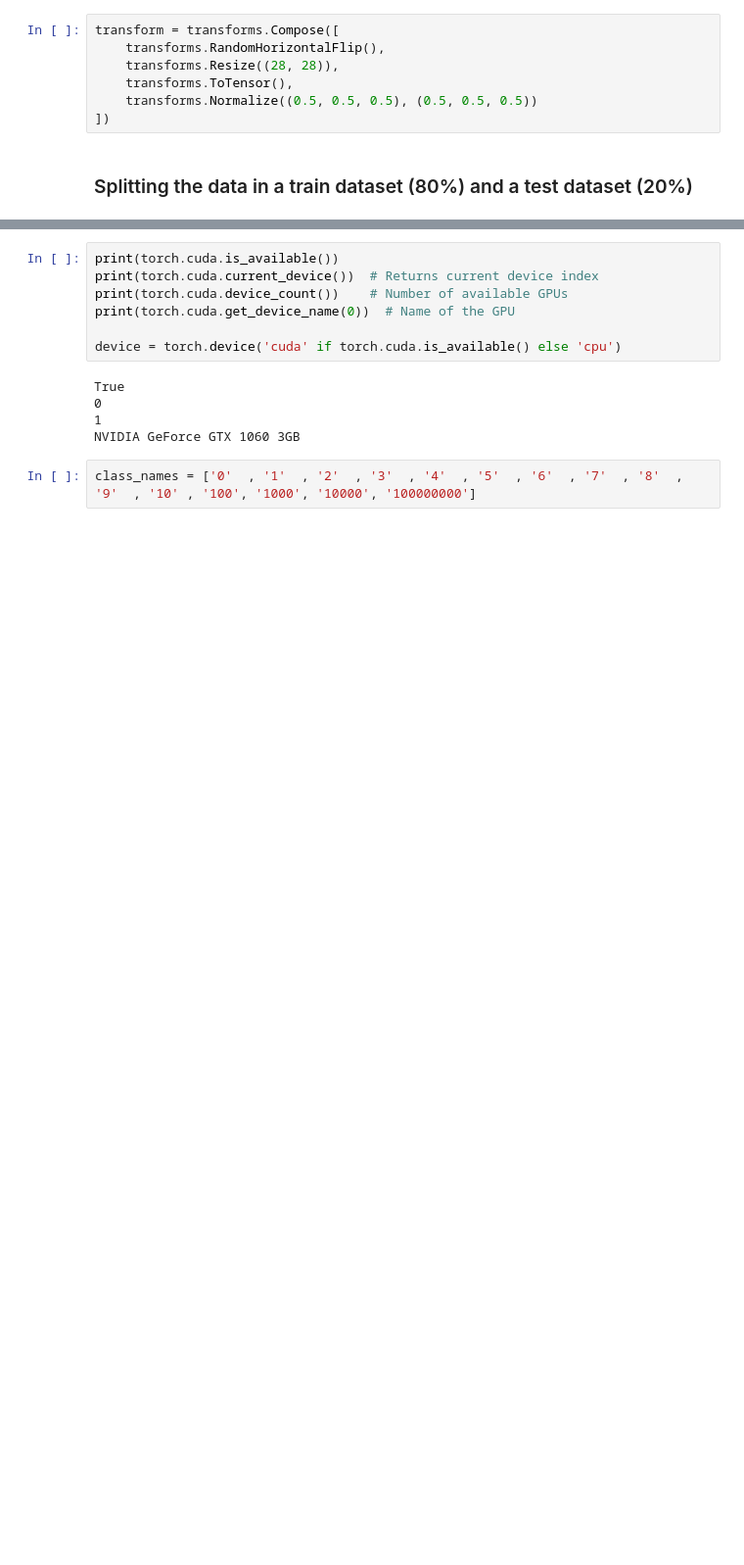
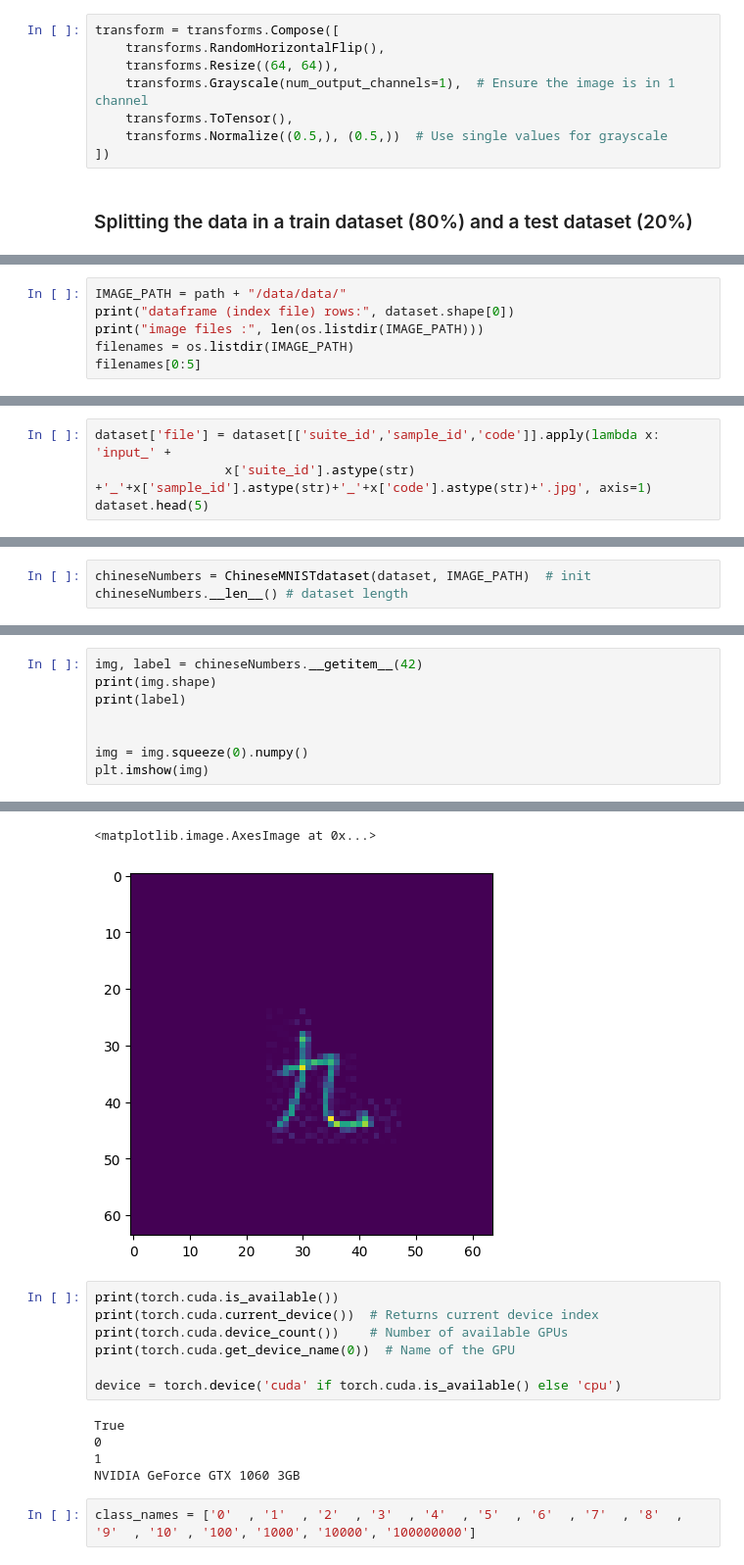
Before and after one commit to Arkww/ChineseNumbersRecognition, a Jupyter notebook: RecognizeChineseNumbers.ipynb, the cells around one changed output, grey strips where cells are left out. Shown at 98% size. Cells and saved outputs as stored; diff of their text form; blank space fills up the shorter version.

```diff
--- a/RecognizeChineseNumbers.ipynb
+++ b/RecognizeChineseNumbers.ipynb
@@ -30,9 +33,10 @@ Path to dataset files: C:\Users\mathi\.cache\kagglehub\datasets\gpreda\chinese-m
 # %%
 transform = transforms.Compose([
     transforms.RandomHorizontalFlip(),
-    transforms.Resize((28, 28)),
+    transforms.Resize((64, 64)),
+    transforms.Grayscale(num_output_channels=1),  # Ensure the image is in 1 channel
     transforms.ToTensor(),
-    transforms.Normalize((0.5, 0.5, 0.5), (0.5, 0.5, 0.5))
+    transforms.Normalize((0.5,), (0.5,))  # Use single values for grayscale
 ])
 # %% [markdown]
 ### Splitting the data in a train dataset (80%) and a test dataset (20%)
@@ -38,0 +53,6 @@ transform = transforms.Compose([
+# %%
+IMAGE_PATH = path + "/data/data/"
+print("dataframe (index file) rows:", dataset.shape[0])
+print("image files :", len(os.listdir(IMAGE_PATH)))
+filenames = os.listdir(IMAGE_PATH)
+filenames[0:5]
@@ -38,0 +108,4 @@ transform = transforms.Compose([
+# %%
+dataset['file'] = dataset[['suite_id','sample_id','code']].apply(lambda x: 'input_' +
+                 x['suite_id'].astype(str) +'_'+x['sample_id'].astype(str)+'_'+x['code'].astype(str)+'.jpg', axis=1)
+dataset.head(5)
@@ -38,0 +127,3 @@ transform = transforms.Compose([
+# %%
+chineseNumbers = ChineseMNISTdataset(dataset, IMAGE_PATH)  # init
+chineseNumbers.__len__() # dataset length
@@ -63,0 +158,9 @@ torch.Size([1, 3, 32, 32])
+# %%
+img, label = chineseNumbers.__getitem__(42)
+print(img.shape)
+print(label)
+
+
+img = img.squeeze(0).numpy()
+plt.imshow(img)
+# %% [output]
@@ -64,3 +169,5 @@ torch.Size([1, 3, 32, 32])
+<matplotlib.image.AxesImage at 0x...>
+[figure, added]
 # %%
 print(torch.cuda.is_available())
 print(torch.cuda.current_device())  # Returns current device index
```
Also changed, not shown: parts of 25 cells of this notebook, 3 other files.
